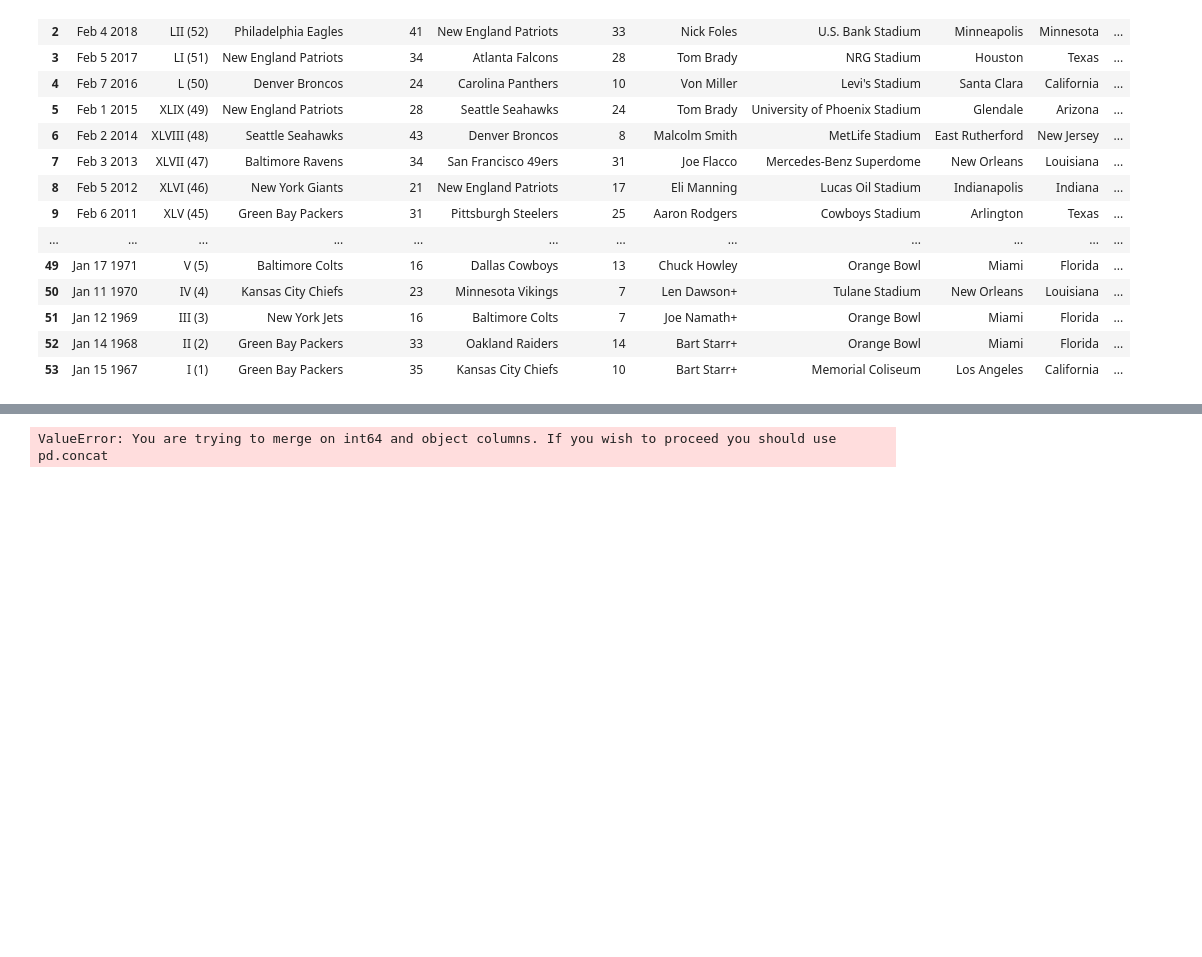
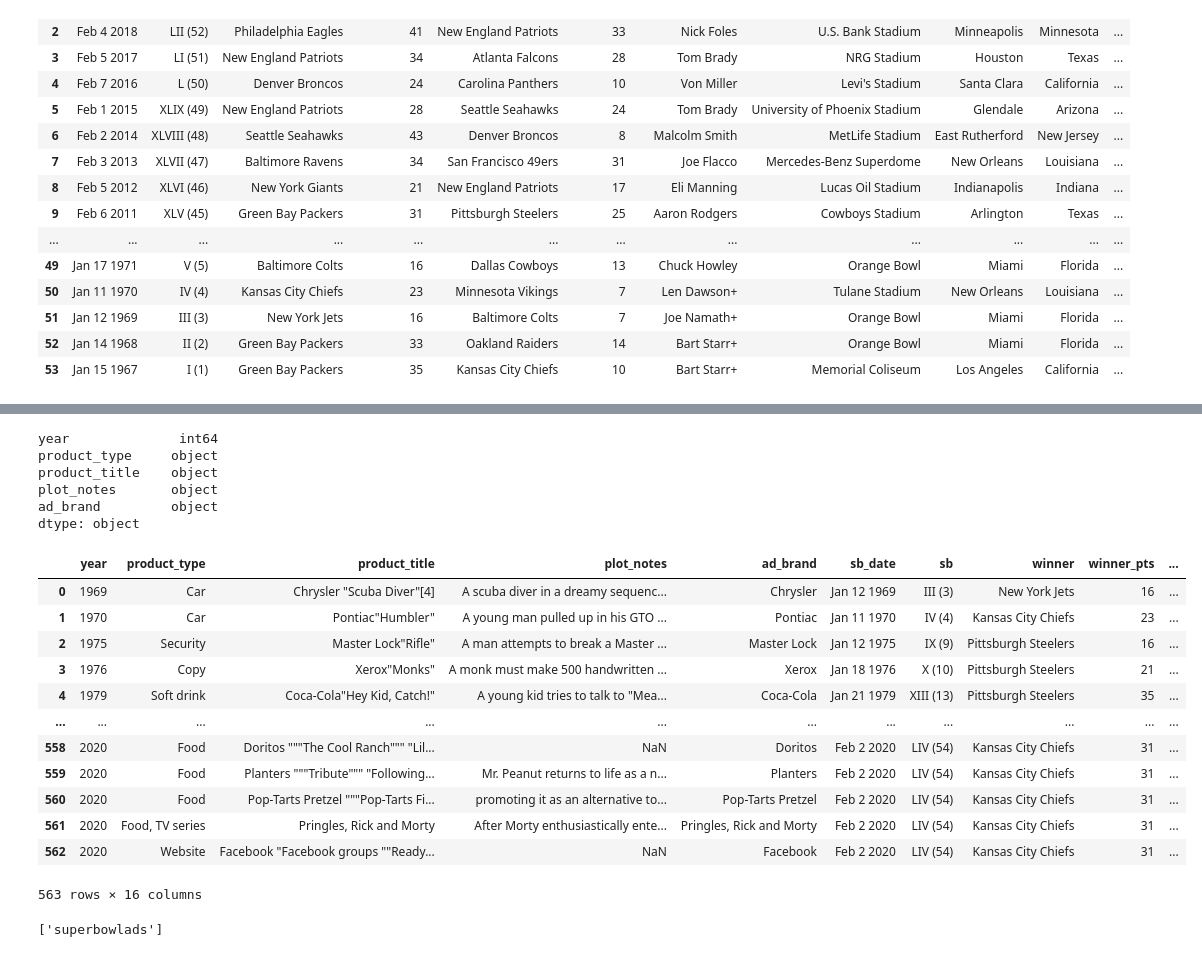
Before and after one commit to reyno255/ETL_Project, a Jupyter notebook: superbowl_pd.ipynb, the cells around one changed output, grey strips where cells are left out. Saved outputs shown, nothing was run; the diff lists cells and outputs as text; code cells hidden in the pictures; blank space fills up the shorter version.

```diff
--- a/superbowl_pd.ipynb
+++ b/superbowl_pd.ipynb
@@ -101,6 +118,28 @@ superbowl_df
+# %%
+ad_df.dtypes
+# %% [output]
+year              int64
+product_type     object
+product_title    object
+plot_notes       object
+ad_brand         object
+dtype: object
+# %%
+superbowl_df["year"] = superbowl_df["year"].astype(int)
 # %%
-#merge dataframes
-df_merged = pd.merge(ad_df,superbowl_df, on='year')
-df_merged
+superbowlfacts = pd.merge(ad_df, superbowl_df, on='year')
+superbowlfacts
 # %% [output]
+|  | year | product_type | product_title | plot_notes | ad_brand | sb_date | sb | winner | winner_pts | ... |
+| 0 | 1969 | Car | Chrysler "Scuba Diver"[4] | A scuba diver in a dreamy sequenc... | Chrysler | Jan 12 1969 | III (3) | New York Jets | 16 | ... |
+| 1 | 1970 | Car | Pontiac"Humbler" | A young man pulled up in his GTO ... | Pontiac | Jan 11 1970 | IV (4) | Kansas City Chiefs | 23 | ... |
+| 2 | 1975 | Security | Master Lock"Rifle" | A man attempts to break a Master ... | Master Lock | Jan 12 1975 | IX (9) | Pittsburgh Steelers | 16 | ... |
+| 3 | 1976 | Copy | Xerox"Monks" | A monk must make 500 handwritten ... | Xerox | Jan 18 1976 | X (10) | Pittsburgh Steelers | 21 | ... |
+| 4 | 1979 | Soft drink | Coca-Cola"Hey Kid, Catch!" | A young kid tries to talk to "Mea... | Coca-Cola | Jan 21 1979 | XIII (13) | Pittsburgh Steelers | 35 | ... |
+| ... | ... | ... | ... | ... | ... | ... | ... | ... | ... | ... |
+| 558 | 2020 | Food | Doritos """The Cool Ranch""" "Lil... | NaN | Doritos | Feb 2 2020 | LIV (54) | Kansas City Chiefs | 31 | ... |
+| 559 | 2020 | Food | Planters """Tribute""" "Following... | Mr. Peanut returns to life as a n... | Planters | Feb 2 2020 | LIV (54) | Kansas City Chiefs | 31 | ... |
+| 560 | 2020 | Food | Pop-Tarts Pretzel """Pop-Tarts Fi... | promoting it as an alternative to... | Pop-Tarts Pretzel | Feb 2 2020 | LIV (54) | Kansas City Chiefs | 31 | ... |
+| 561 | 2020 | Food, TV series | Pringles, Rick and Morty | After Morty enthusiastically ente... | Pringles, Rick and Morty | Feb 2 2020 | LIV (54) | Kansas City Chiefs | 31 | ... |
+| 562 | 2020 | Website | Facebook "Facebook groups ""Ready... | NaN | Facebook | Feb 2 2020 | LIV (54) | Kansas City Chiefs | 31 | ... |
-ValueError: You are trying to merge on int64 and object columns. If you wish to proceed you should use pd.concat
+563 rows × 16 columns
@@ -106,0 +149,4 @@ ValueError: You are trying to merge on int64 and object columns. If you wish to
+# %%
+engine.table_names()
+# %% [output]
+['superbowlads']
```
Also changed, not shown: parts of 11 cells of this notebook, 1 other file.
